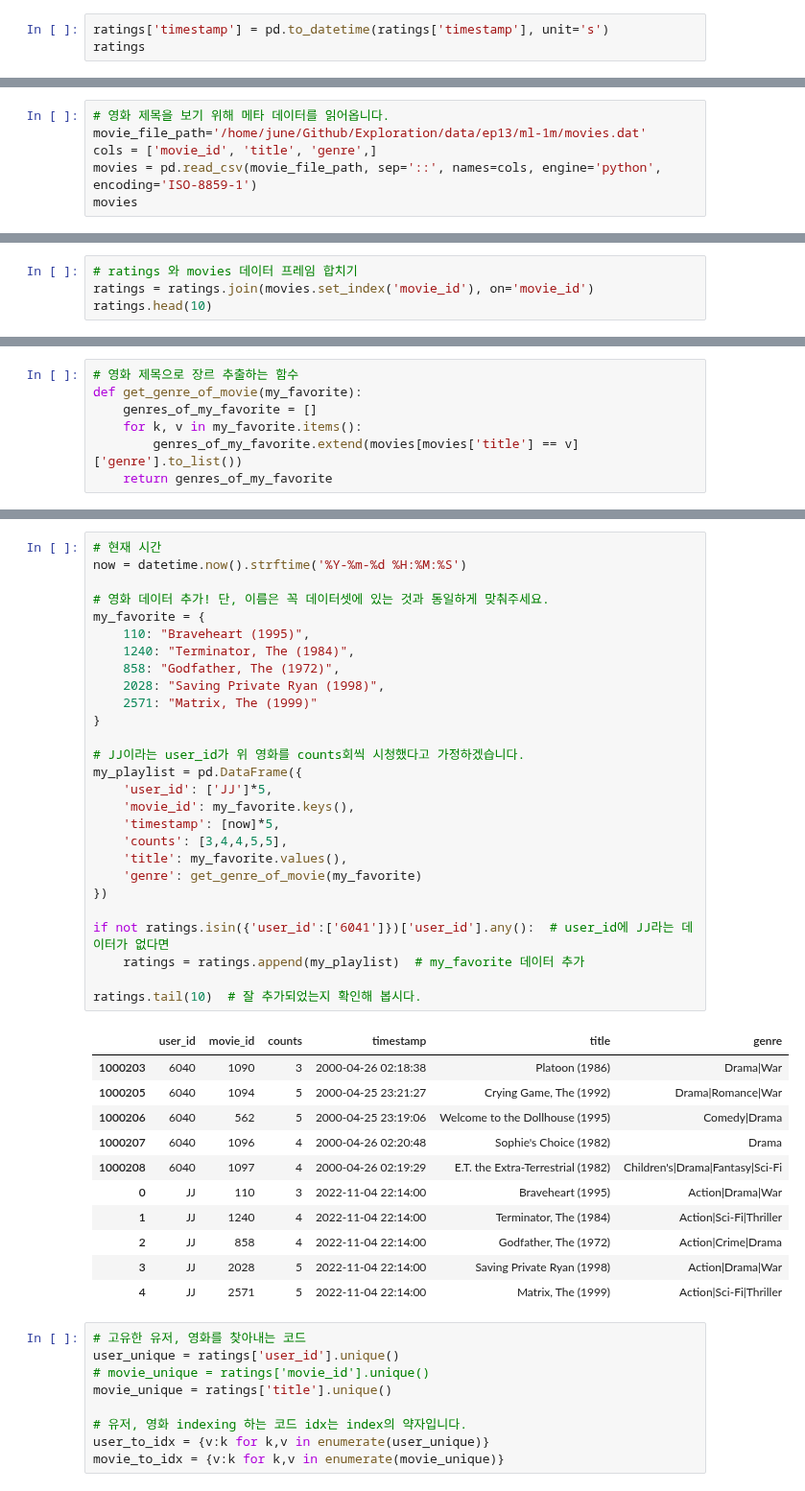
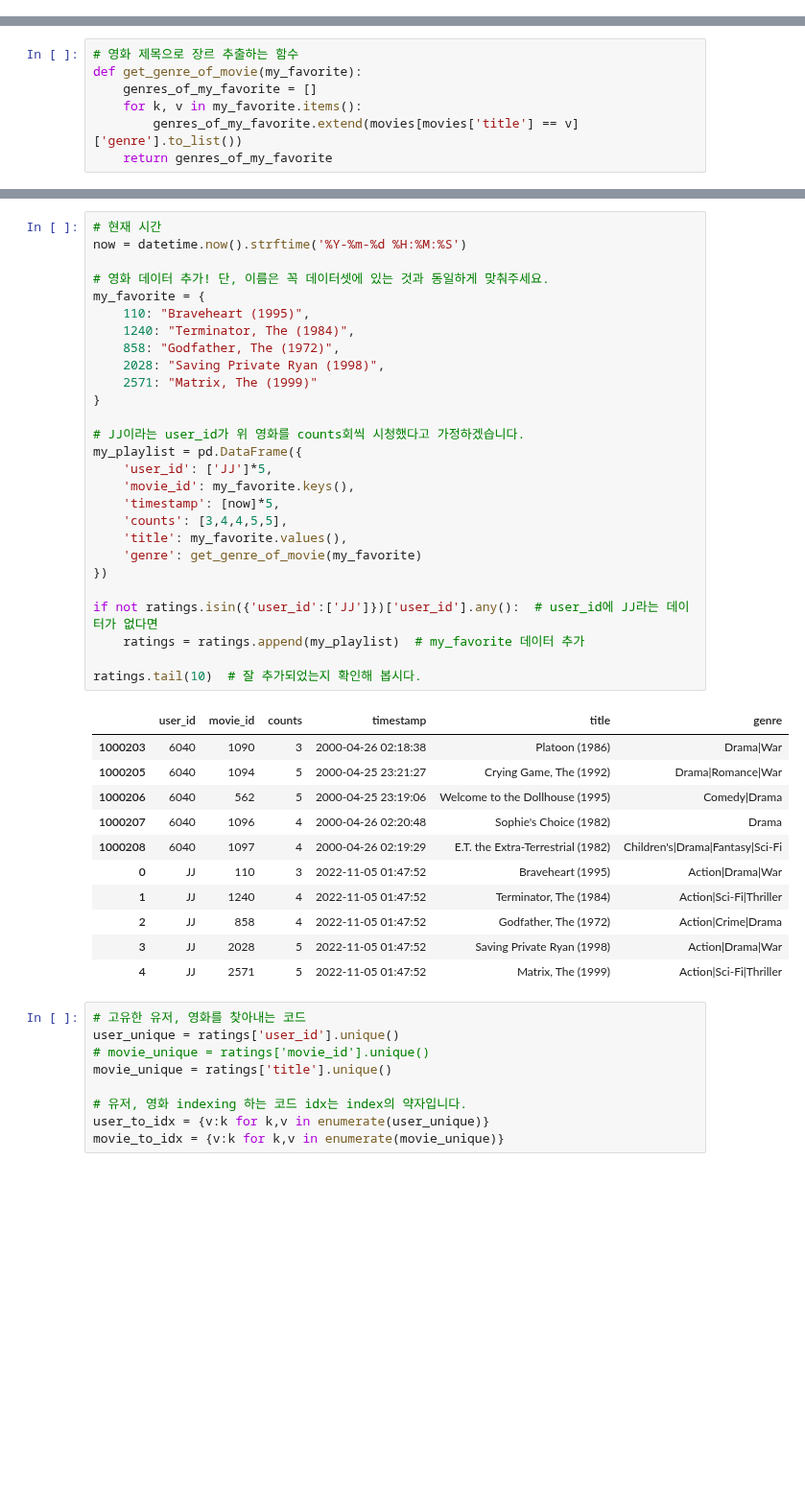
Before and after one commit to F100d4U/Exploration, a Jupyter notebook: [EP13]recommander.ipynb, the cells around one changed output, grey strips where cells are left out. Shown at 96% size. Saved outputs shown, nothing was run; the diff lists cells and outputs as text; blank space fills up the shorter version.

```diff
--- a/[EP13]recommander.ipynb
+++ b/[EP13]recommander.ipynb
@@ -347,3 +305,0 @@ Name: counts, dtype: float64
-# %%
-ratings['timestamp'] = pd.to_datetime(ratings['timestamp'], unit='s')
-ratings
@@ -413,9 +327,3 @@ user_1 이 시청한 영화 개수: 53
 | 50 | 1 | 3114 | 4 | 2000-12-31 22:36:14 | Toy Story 2 (1999) | Animation|Children's|Comedy |
 | 51 | 1 | 608 | 4 | 2000-12-31 22:23:18 | Fargo (1996) | Crime|Drama|Thriller |
 | 52 | 1 | 1246 | 4 | 2000-12-31 22:34:51 | Dead Poets Society (1989) | Drama |
-# %%
-# 영화 제목을 보기 위해 메타 데이터를 읽어옵니다.
-movie_file_path='/home/june/Github/Exploration/data/ep13/ml-1m/movies.dat'
-cols = ['movie_id', 'title', 'genre',]
-movies = pd.read_csv(movie_file_path, sep='::', names=cols, engine='python', encoding='ISO-8859-1')
-movies
@@ -463,4 +329,0 @@ memory usage: 91.1+ KB
-# %%
-# ratings 와 movies 데이터 프레임 합치기
-ratings = ratings.join(movies.set_index('movie_id'), on='movie_id')
-ratings.head(10)
@@ -592,39 +390,39 @@ now = datetime.now().strftime('%Y-%m-%d %H:%M:%S')
 
 # 영화 데이터 추가! 단, 이름은 꼭 데이터셋에 있는 것과 동일하게 맞춰주세요.
 my_favorite = {
     110: "Braveheart (1995)",
     1240: "Terminator, The (1984)",
     858: "Godfather, The (1972)",
     2028: "Saving Private Ryan (1998)",
     2571: "Matrix, The (1999)"
 }
 
 # JJ이라는 user_id가 위 영화를 counts회씩 시청했다고 가정하겠습니다.
 my_playlist = pd.DataFrame({
     'user_id': ['JJ']*5,
     'movie_id': my_favorite.keys(),
     'timestamp': [now]*5,
     'counts': [3,4,4,5,5],
     'title': my_favorite.values(),
     'genre': get_genre_of_movie(my_favorite)
 })
 
-if not ratings.isin({'user_id':['6041']})['user_id'].any():  # user_id에 JJ라는 데이터가 없다면
+if not ratings.isin({'user_id':['JJ']})['user_id'].any():  # user_id에 JJ라는 데이터가 없다면
     ratings = ratings.append(my_playlist)  # my_favorite 데이터 추가
 
 ratings.tail(10)  # 잘 추가되었는지 확인해 봅시다.
 # %% [output]
 |  | user_id | movie_id | counts | timestamp | title | genre |
 | 1000203 | 6040 | 1090 | 3 | 2000-04-26 02:18:38 | Platoon (1986) | Drama|War |
 | 1000205 | 6040 | 1094 | 5 | 2000-04-25 23:21:27 | Crying Game, The (1992) | Drama|Romance|War |
 | 1000206 | 6040 | 562 | 5 | 2000-04-25 23:19:06 | Welcome to the Dollhouse (1995) | Comedy|Drama |
 | 1000207 | 6040 | 1096 | 4 | 2000-04-26 02:20:48 | Sophie's Choice (1982) | Drama |
 | 1000208 | 6040 | 1097 | 4 | 2000-04-26 02:19:29 | E.T. the Extra-Terrestrial (1982) | Children's|Drama|Fantasy|Sci-Fi |
-| 0 | JJ | 110 | 3 | 2022-11-04 22:14:00 | Braveheart (1995) | Action|Drama|War |
-| 1 | JJ | 1240 | 4 | 2022-11-04 22:14:00 | Terminator, The (1984) | Action|Sci-Fi|Thriller |
-| 2 | JJ | 858 | 4 | 2022-11-04 22:14:00 | Godfather, The (1972) | Action|Crime|Drama |
-| 3 | JJ | 2028 | 5 | 2022-11-04 22:14:00 | Saving Private Ryan (1998) | Action|Drama|War |
-| 4 | JJ | 2571 | 5 | 2022-11-04 22:14:00 | Matrix, The (1999) | Action|Sci-Fi|Thriller |
+| 0 | JJ | 110 | 3 | 2022-11-05 01:47:52 | Braveheart (1995) | Action|Drama|War |
+| 1 | JJ | 1240 | 4 | 2022-11-05 01:47:52 | Terminator, The (1984) | Action|Sci-Fi|Thriller |
+| 2 | JJ | 858 | 4 | 2022-11-05 01:47:52 | Godfather, The (1972) | Action|Crime|Drama |
+| 3 | JJ | 2028 | 5 | 2022-11-05 01:47:52 | Saving Private Ryan (1998) | Action|Drama|War |
+| 4 | JJ | 2571 | 5 | 2022-11-05 01:47:52 | Matrix, The (1999) | Action|Sci-Fi|Thriller |
 # %%
 # 고유한 유저, 영화를 찾아내는 코드
 user_unique = ratings['user_id'].unique()
```
Also changed, not shown: parts of 44 cells of this notebook.
